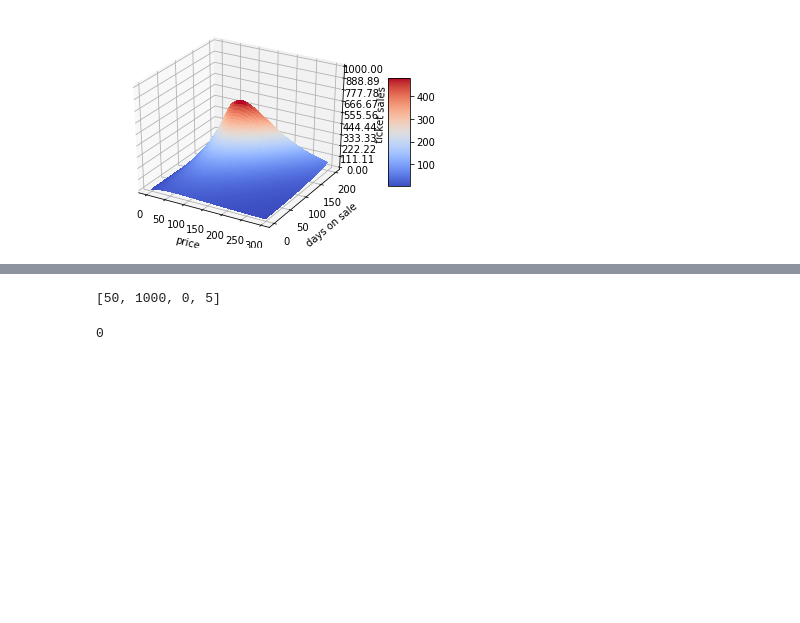
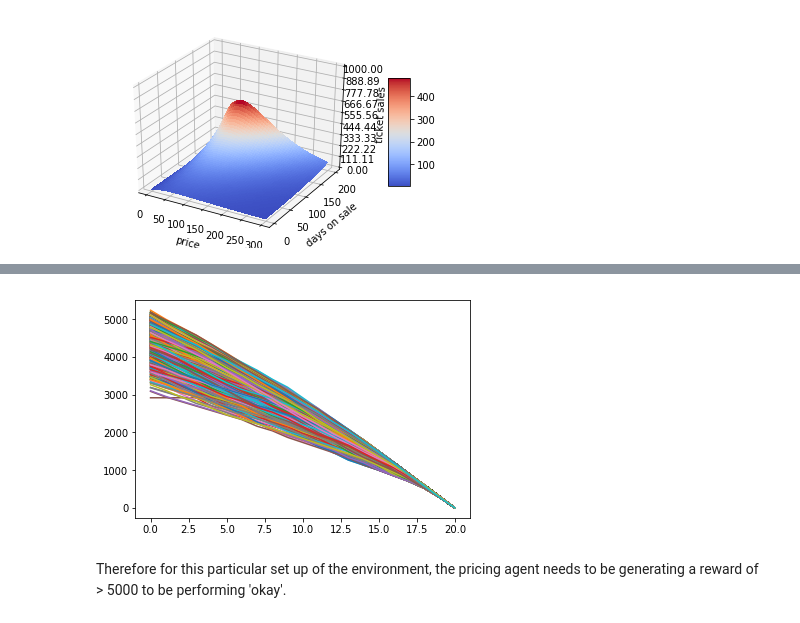
Before and after one commit to AndrewWalker251/gig_ticket_pricing, a Jupyter notebook: Initial Experimentation Notebook.ipynb, the cells around one changed output, grey strips where cells are left out. Cells and saved outputs as stored; diff of their text form; code cells hidden in the pictures; blank space fills up the shorter version.

Commit message:
made gym environment more robust

```diff
--- a/Initial Experimentation Notebook.ipynb
+++ b/Initial Experimentation Notebook.ipynb
@@ -48,9 +61,29 @@ import gym_gigticket
 env = gym.make('gigticket-v0')
-# %%
-env.state
-# %% [output]
-[50, 1000, 0, 5]
-# %%
-env.reward
-# %% [output]
-0
+# %%
+# Simulate some random episodes and see what it looks like.
+
+total_history = []
+
+for episode in range(1000):
+    env.reset()
+    while env.done == False:
+
+        action_option = [-10, 0 ,10]
+        action_choice = randint(0,2)
+
+        env.step(action_option[action_choice])
+
+    total_history.append(env.history)
+# %%
+# Graph out what this would look like.
+import matplotlib.pyplot as plt
+
+for simulation in range(len(total_history)):
+    reward = total_history[simulation]['reward']
+    days =  total_history[simulation]['days_remaining']
+
+    plt.plot(days, reward)
+# %% [output]
+[figure, added]
+# %% [markdown]
+Therefore for this particular set up of the environment, the pricing agent needs to be generating a reward of > 5000 to be performing 'okay'.
```
Also changed, not shown: parts of 5 cells of this notebook, 2 other files.
